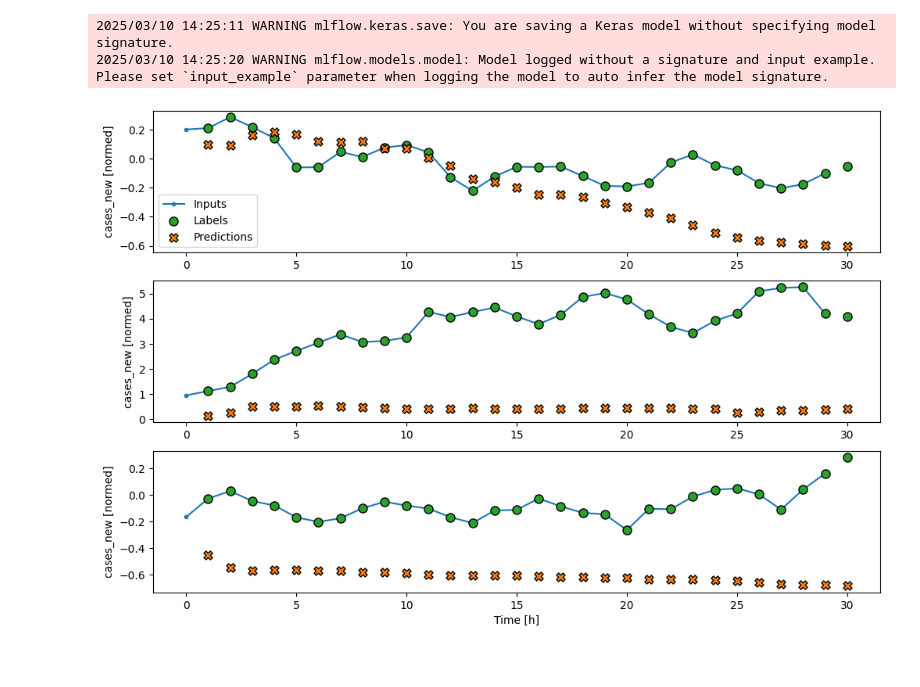
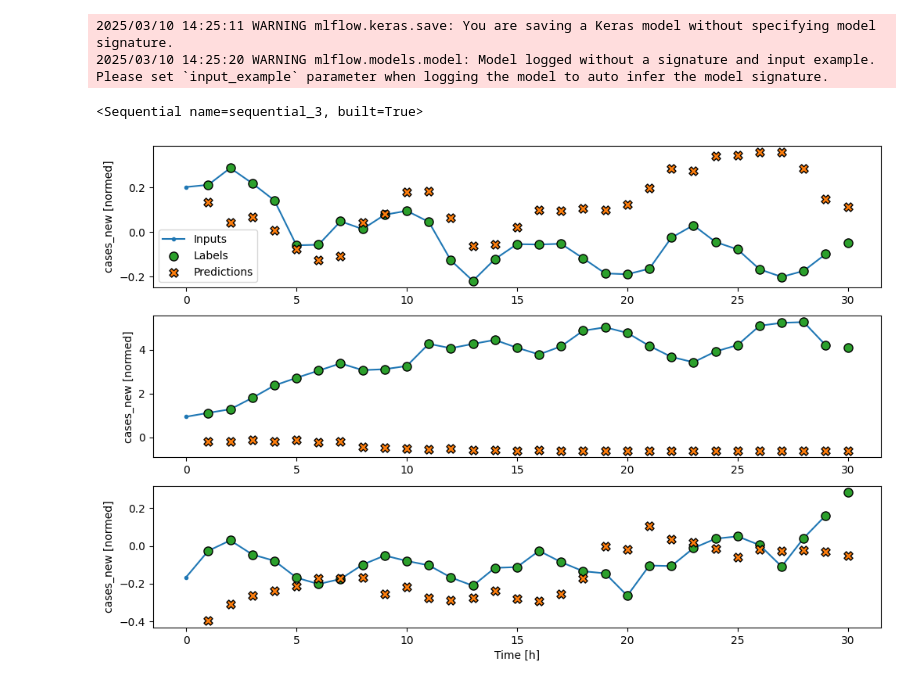
Before and after one commit to maa2102/capstone_p1, a Jupyter notebook: covid19_pred.ipynb, the cells around one changed output. Drawn from its saved outputs; the diff is of its cells as text; code cells hidden in the pictures.

```diff
--- a/covid19_pred.ipynb
+++ b/covid19_pred.ipynb
@@ -414,8 +419,16 @@ Epoch 80/80
 21/21 ━━━━━━━━━━━━━━━━━━━━ 0s 18ms/step - loss: 0.0039 - mae: 0.0326
 2025/03/10 14:25:11 WARNING mlflow.keras.save: You are saving a Keras model without specifying model signature.
 2025/03/10 14:25:20 WARNING mlflow.models.model: Model logged without a signature and input example. Please set `input_example` parameter when logging the model to auto infer the model signature.
+# %%
+# Load the model using mlflow
+run_id = '12fa58a5f72c4b51b4449409ca601055'
+registered_model_uri = "models:/covid19-pred/1"
+model = mlflow.keras.load_model(model_uri=registered_model_uri)
+model
+# %% [output]
+<Sequential name=sequential_3, built=True>
 # %%
 # Show example prediction for predict new covid cases
-wide_window.plot(model=model_single_step,plot_col="cases_new")
+wide_window.plot(model=model,plot_col="cases_new")
 # %% [output]
-[figure, old version]
+[figure, new version]
```
Also changed, not shown: parts of 24 cells of this notebook, 4 other files.
